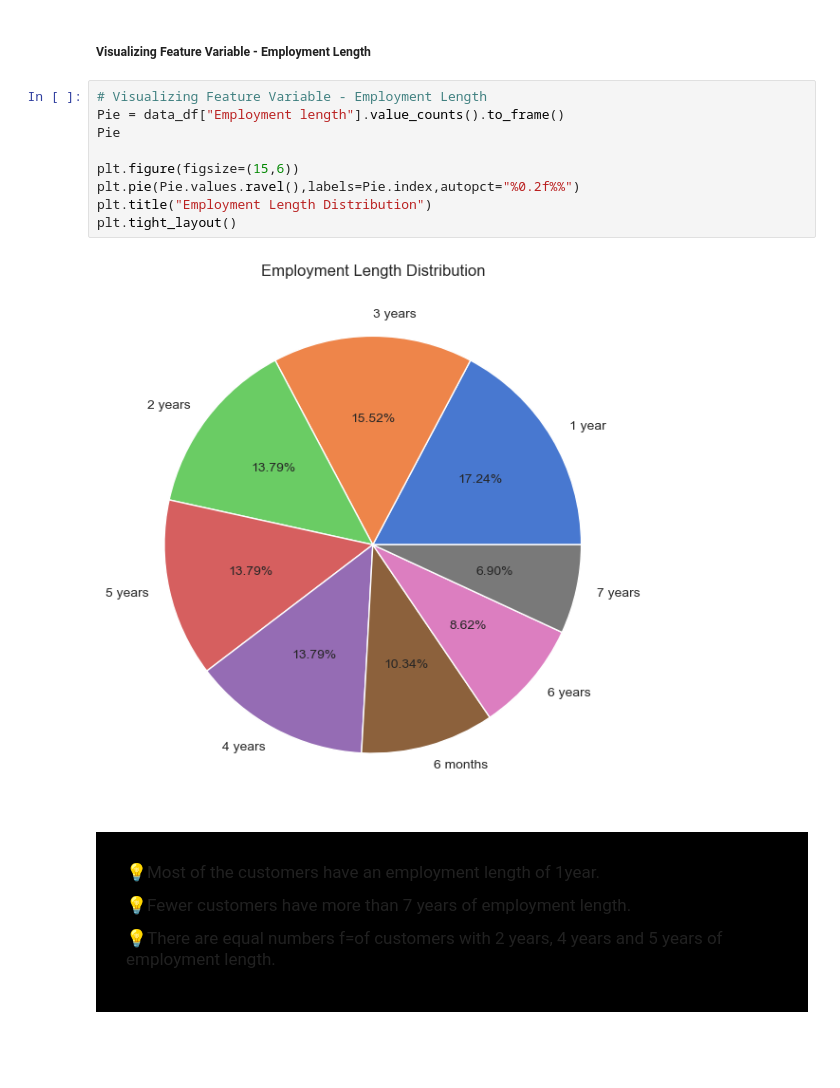
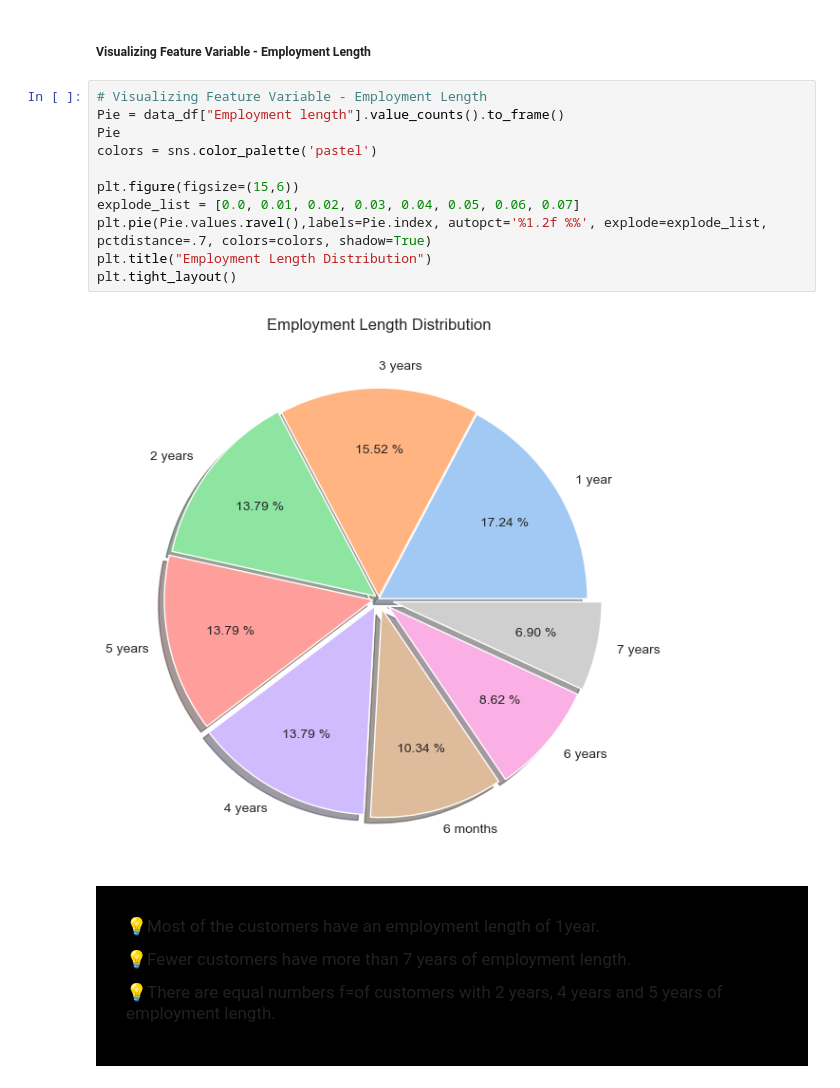
Before and after one commit to adeke910/Loan-Default, a Jupyter notebook: loan_default.ipynb, the cells around one changed output. Cells and saved outputs as stored; diff of their text form; blank space fills up the shorter version.

```diff
--- a/loan_default.ipynb
+++ b/loan_default.ipynb
@@ -280,14 +281,16 @@ plt.show()
 # %%
 # Visualizing Feature Variable - Employment Length
 Pie = data_df["Employment length"].value_counts().to_frame()
 Pie
+colors = sns.color_palette('pastel')
 
 plt.figure(figsize=(15,6))
-plt.pie(Pie.values.ravel(),labels=Pie.index,autopct="%0.2f%%")
+explode_list = [0.0, 0.01, 0.02, 0.03, 0.04, 0.05, 0.06, 0.07]
+plt.pie(Pie.values.ravel(),labels=Pie.index, autopct='%1.2f %%', explode=explode_list, pctdistance=.7, colors=colors, shadow=True)
 plt.title("Employment Length Distribution")
 plt.tight_layout()
 # %% [output]
-[figure, old version]
+[figure, new version]
 # %% [markdown]
 <div style="font-family:Georgia;background-color:black; padding:30px; font-size:17px">
 
```
Also changed, not shown: parts of 62 cells of this notebook, 6 other files.
